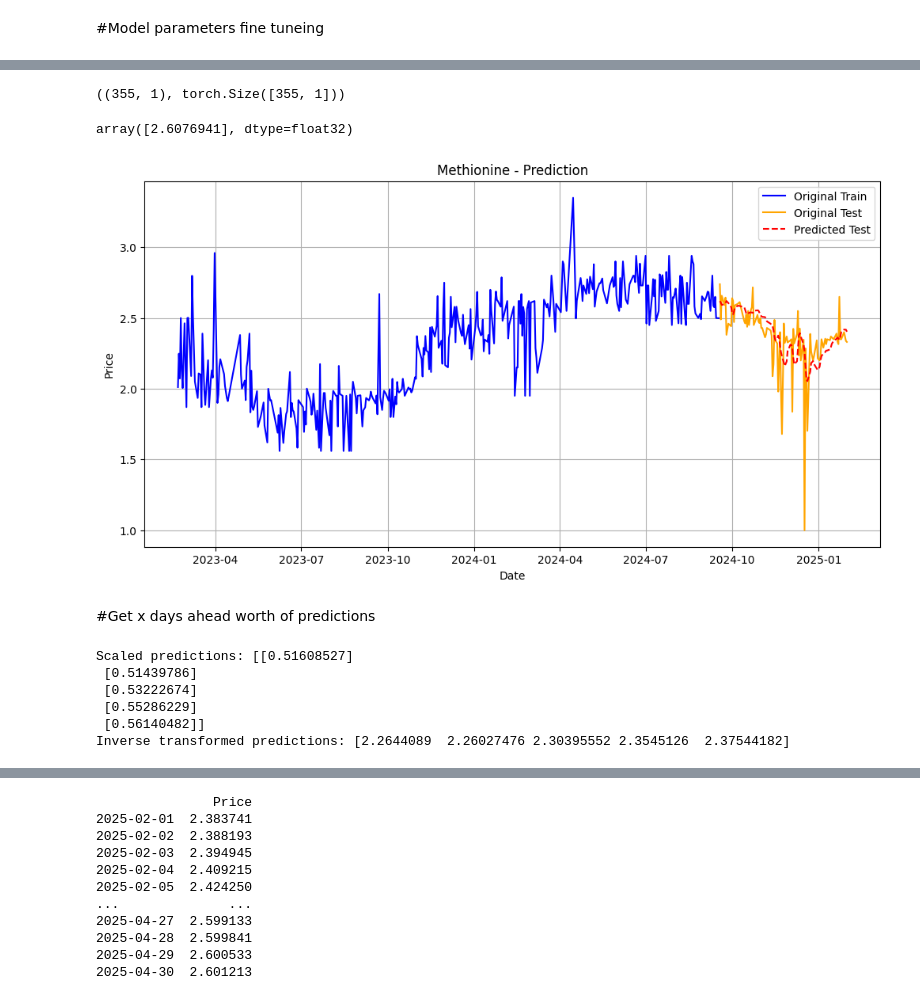
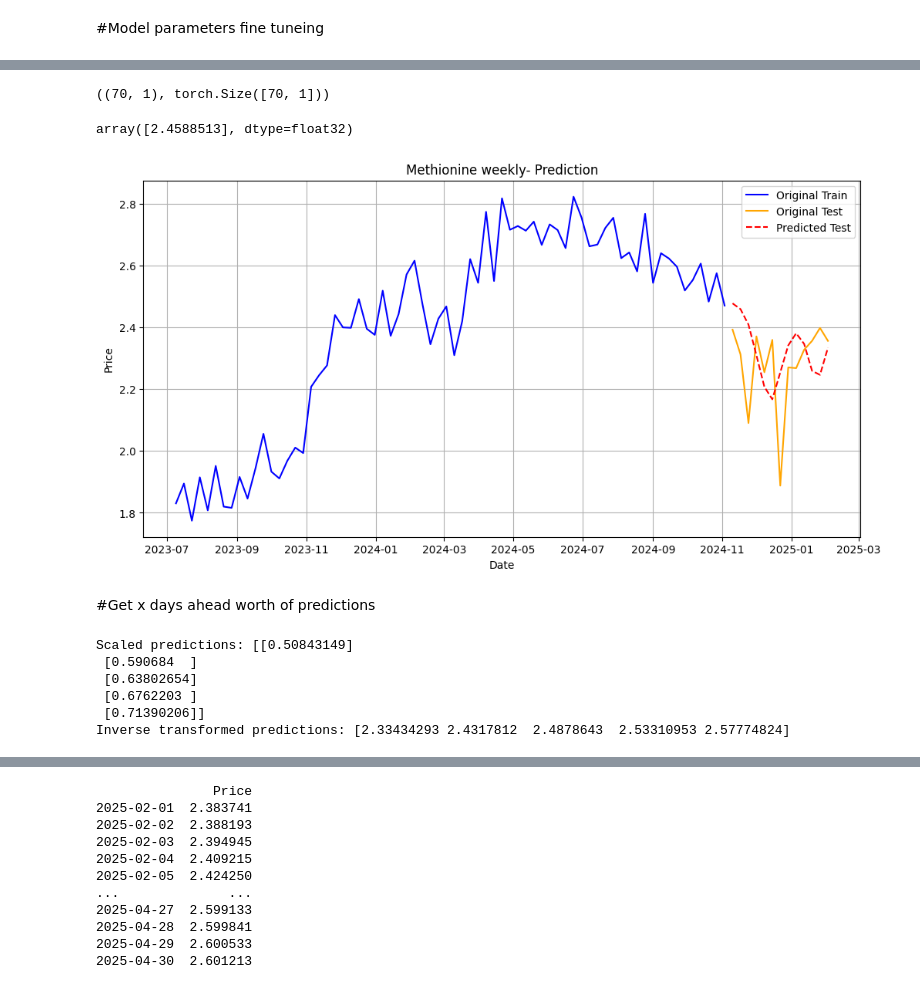
Before and after one commit to suhaodatascichem/Methionine-price, a Jupyter notebook: Methionine_price_weekly.ipynb, the cells around one changed output, grey strips where cells are left out. Drawn from its saved outputs; the diff is of its cells as text; code cells hidden in the pictures.

```diff
--- a/Methionine_price_weekly.ipynb
+++ b/Methionine_price_weekly.ipynb
@@ -71,7 +69,10 @@ df = df_raw
 # %%
-plt.plot(df['Date'], df["Price"])
+df_weekly = df_raw.resample('W', on='Date').mean().reset_index()
+# foward fill missing values
+df_weekly = df_weekly.ffill()
+plt.plot(df_weekly['Date'], df_weekly['Price'])
 plt.xlabel("Date")
-plt.ylabel("Daily price")
+plt.ylabel("Weekly price")
 plt.figure(figsize=(32,2))
 plt.show()
 # %% [output]
@@ -79 +80,3 @@ plt.show()
 <Figure size 3200x200 with 0 Axes>
+# %%
+df = df_weekly.copy()
@@ -115,3 +120,7 @@ test_size = 90
+# %%
+ws = 26
+# ws 26 (medium) or 52 (yearly seasonality)
+test_size = 13
 # %%
 x_train, y_train, x_test, y_test = train_test_prep(df, ["Price"],["Price"], ws,test_size)
 # %%
@@ -436,17 +391,17 @@ Demand Forecasting: If you're forecasting demand based on price, 9% RMSE might b
 # %%
 #from the above result, choose below parameters as the best
 input_dim = 1
-hidden_dim = 75
-num_layers = 4
+hidden_dim = 25
+num_layers = 3
 output_dim = 1
-num_epochs = 300
+num_epochs = 400
 dropout_rate = 0.3
 model, cr, optimizer = build_lstm_model(input_dim, hidden_dim, num_layers, output_dim, num_epochs, dropout_rate)
 y_train_pred, y_test_pred = train_model(model, cr, optimizer, x_train_torch, y_train_torch, x_test_torch, y_test_torch, num_epochs)
 # %%
 y_train.shape, y_train_pred.shape
 # %% [output]
-((355, 1), torch.Size([355, 1]))
+((70, 1), torch.Size([70, 1]))
 # %%
 #reverse normalization
 y_train = scaler.inverse_transform(y_train)
@@ -456,7 +411,7 @@ y_test_pred = scaler.inverse_transform(y_test_pred.cpu().detach().numpy())
 # %%
 y_test_pred[1]
 # %% [output]
-array([2.6076941], dtype=float32)
+array([2.4588513], dtype=float32)
 # %%
 #original_train = pd.DataFrame(y_train)
 #predict_test = pd.DataFrame(y_test_pred)
@@ -464,24 +419,24 @@ array([2.6076941], dtype=float32)
 # %%
 train_size = len(y_train)
 test_size = len(y_test)
 # Get the date ranges
 train_dates = df['Date'][ws:train_size + ws]
 test_dates = df['Date'][train_size + ws:train_size + ws + train_size + test_size]
 
 # Plot
 plt.figure(figsize=(12, 6))
 plt.style.use('default')
 plt.plot(train_dates, y_train, label='Original Train', color = 'blue')
 plt.plot(test_dates, y_test, label='Original Test', color = 'orange')
 plt.plot(test_dates, y_test_pred, label='Predicted Test', linestyle='--', color = 'Red')
 plt.xlabel('Date')
 plt.ylabel('Price')
-plt.title('Methionine - Prediction')
+plt.title('Methionine weekly- Prediction')
 plt.legend()
 plt.grid(True)
 plt.show()
 # %% [output]
-[figure, old version]
+[figure, new version]
 # %% [markdown]
 #Get x days ahead worth of predictions
 # %%
@@ -539,7 +494,7 @@ def predict_future(model, initial_input, future_steps, scaler):
     return predictions
 # %%
 future_steps = 90
-initial_input = x_test_torch[-30]  # Use the last input sequence from the test set
+initial_input = x_test_torch[-1]  # Use the last input sequence from the test set
 future_predictions = predict_future(model, initial_input, future_steps, scaler)
 #future_predictions = scaler.inverse_transform(future_predictions).flatten()
 import pandas as pd
@@ -547,12 +502,12 @@ last_date = pd.to_datetime(df['Date'].iloc[-1])
 future_dates = [last_date + pd.Timedelta(days=i) for i in range(1, future_steps + 1)]
 future_dates = pd.to_datetime(future_dates)
 # %% [output]
-Scaled predictions: [[0.51608527]
- [0.51439786]
- [0.53222674]
- [0.55286229]
- [0.56140482]]
-Inverse transformed predictions: [2.2644089  2.26027476 2.30395552 2.3545126  2.37544182]
+Scaled predictions: [[0.50843149]
+ [0.590684  ]
+ [0.63802654]
+ [0.6762203 ]
+ [0.71390206]]
+Inverse transformed predictions: [2.33434293 2.4317812  2.4878643  2.53310953 2.57774824]
 # %%
 future_predictions = pd.DataFrame(future_predictions, columns=['Price'], index=future_dates)
 future_predictions
```
Also changed, not shown: parts of 17 cells of this notebook.
